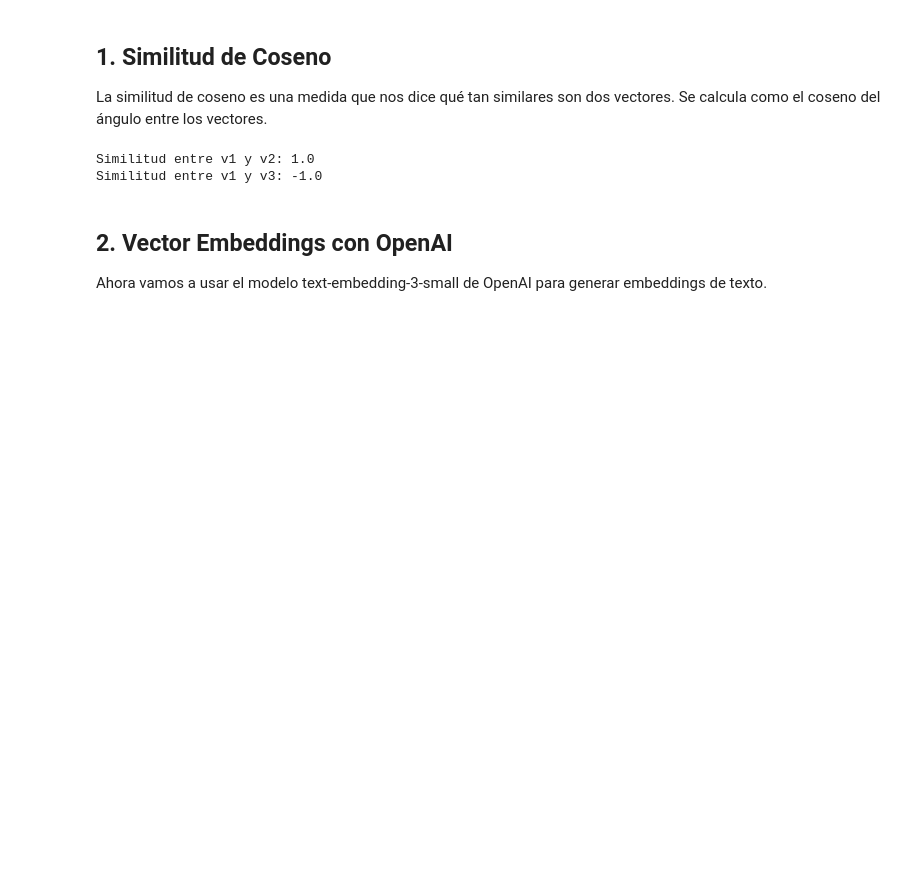
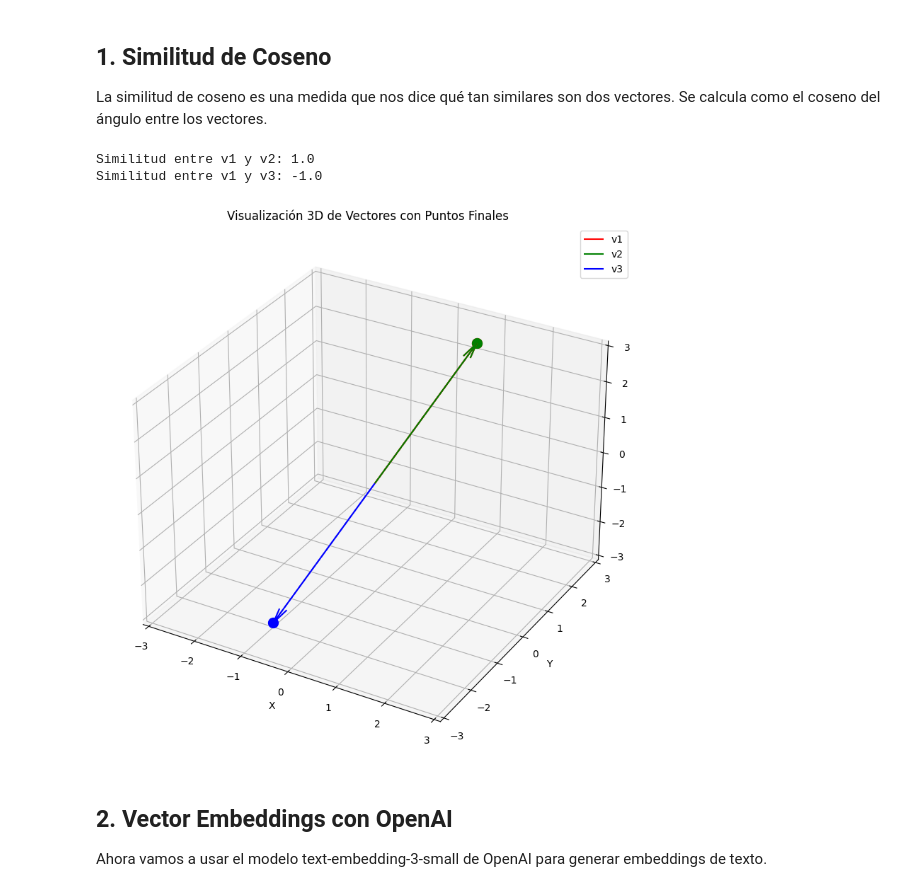
Before and after one commit to tecnocrata/design-architecture, a Jupyter notebook: 02-vector-embeddings/basics.ipynb, the cells around one changed output. Saved outputs shown, nothing was run; the diff lists cells and outputs as text; code cells hidden in the pictures; blank space fills up the shorter version.

```diff
--- a/02-vector-embeddings/basics.ipynb
+++ b/02-vector-embeddings/basics.ipynb
@@ -62,6 +62,51 @@ print(f"Similitud entre v1 y v3: {cosine_similarity(v1, v3)}")
 # %% [output]
 Similitud entre v1 y v2: 1.0
 Similitud entre v1 y v3: -1.0
+# %%
+# Crear figura 3D
+fig = plt.figure(figsize=(10, 8))
+ax = fig.add_subplot(111, projection='3d')
+
+# Definir los vectores y sus colores
+vectors = [v1, v2, v3]
+colors = ['r', 'g', 'b']
+labels = ['v1', 'v2', 'v3']
+
+# Dibujar cada vector
+for vec, color, label in zip(vectors, colors, labels):
+    # Dibujar el vector como flecha desde el origen
+    ax.quiver(0, 0, 0, vec[0], vec[1], vec[2], color=color, arrow_length_ratio=0.1, label=label)
+
+    # Dibujar línea punteada desde el origen hasta el punto final del vector
+    ax.plot([0, vec[0]], [0, vec[1]], [0, vec[2]],
+            color=color, linestyle='--', alpha=0.5)
+
+    # Marcar el punto final del vector
+    ax.scatter([vec[0]], [vec[1]], [vec[2]],
+               color=color, s=100, marker='o')
+
+# Configurar los límites de los ejes
+max_val = max(np.max(np.abs(v1)), np.max(np.abs(v2)), np.max(np.abs(v3)))
+ax.set_xlim([-max_val, max_val])
+ax.set_ylim([-max_val, max_val])
+ax.set_zlim([-max_val, max_val])
+
+# Etiquetas de los ejes
+ax.set_xlabel('X')
+ax.set_ylabel('Y')
+ax.set_zlabel('Z')
+
+# Título
+ax.set_title('Visualización 3D de Vectores con Puntos Finales')
+
+# Leyenda
+ax.legend()
+
+# Mostrar el gráfico
+plt.tight_layout()
+plt.show()
+# %% [output]
+[figure, added]
 # %% [markdown]
 ## 2. Vector Embeddings con OpenAI
 
```
Also changed, not shown: parts of 2 cells of this notebook.
